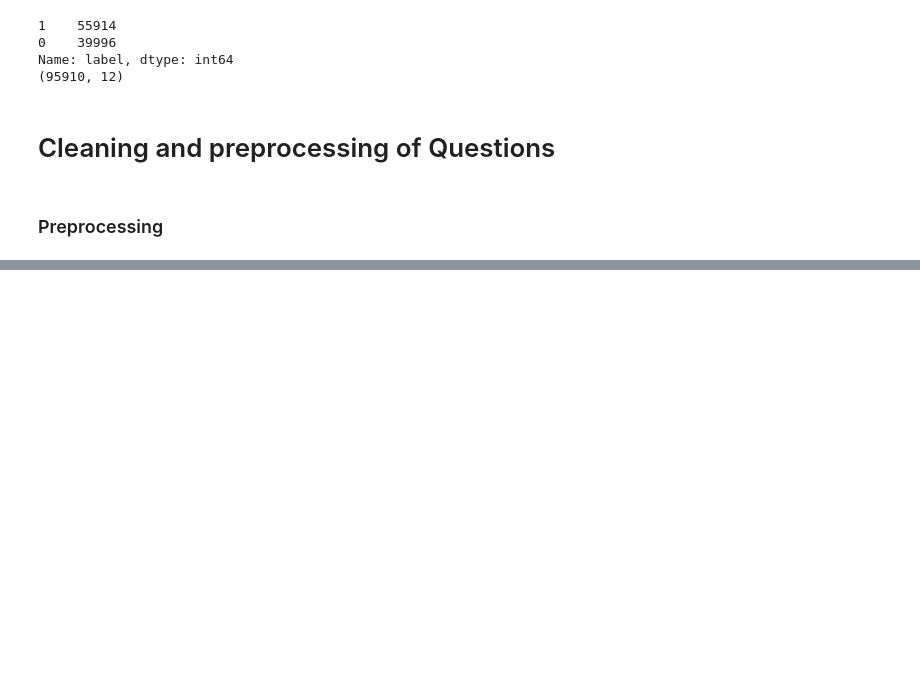
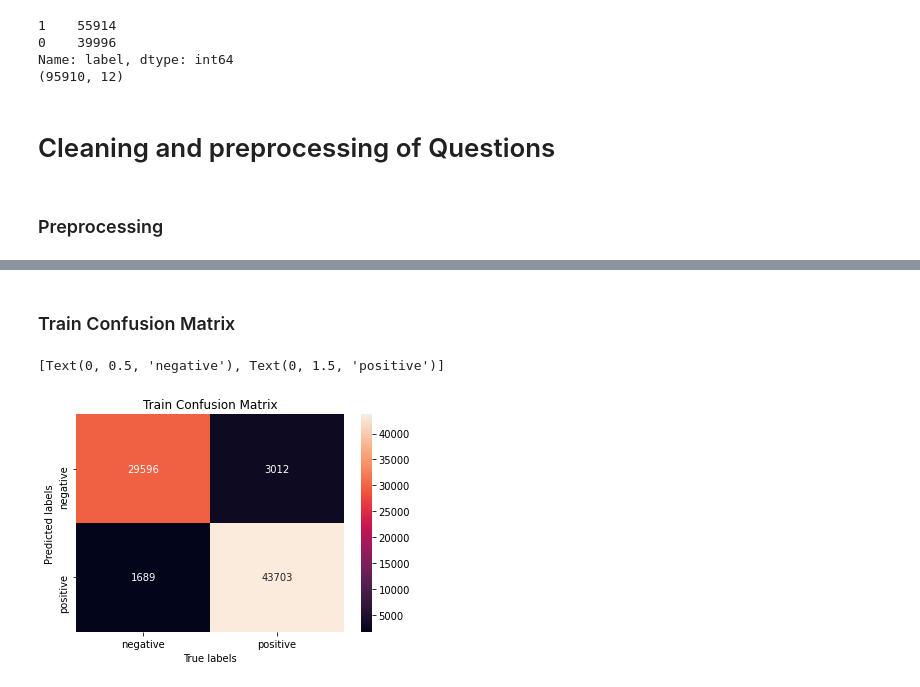
Before and after one commit to rajendrac3/phishing_website_detection, a Jupyter notebook: Phishing classification.ipynb, the cells around one changed output, grey strips where cells are left out. Drawn from its saved outputs; the diff is of its cells as text; code cells hidden in the pictures; blank space fills up the shorter version.

```diff
--- a/Phishing classification.ipynb
+++ b/Phishing classification.ipynb
@@ -96,0 +262,10 @@ Name: domain, Length: 70535, dtype: int64
+# %%
+bow_test_conf = rf_clf.predict(bow_final_test_x)
+bow_train_conf = rf_clf.predict(X_train_val)
+# %%
+from sklearn.metrics import classification_report, confusion_matrix
+bow_train_conf_matrix = confusion_matrix(Y_train_val, bow_train_conf)
+bow_test_conf_matrix = confusion_matrix(test_df_y, bow_test_conf)
+class_report = classification_report(test_df_y, bow_test_conf)
+print(bow_test_conf_matrix)
+print(class_report)
@@ -96,0 +283,14 @@ Name: domain, Length: 70535, dtype: int64
+# %% [markdown]
+### Train Confusion Matrix
+# %%
+ax= plt.subplot()
+sns.heatmap(bow_train_conf_matrix, annot=True, ax = ax, fmt='g')
+
+ax.set_ylabel('Predicted labels')
+ax.set_xlabel('True labels')
+ax.set_title('Train Confusion Matrix')
+ax.xaxis.set_ticklabels(['negative', 'positive'])
+ax.yaxis.set_ticklabels(['negative', 'positive'])
+# %% [output]
+[Text(0, 0.5, 'negative'), Text(0, 1.5, 'positive')]
+[figure, added]
```
Also changed, not shown: parts of 31 cells of this notebook.
